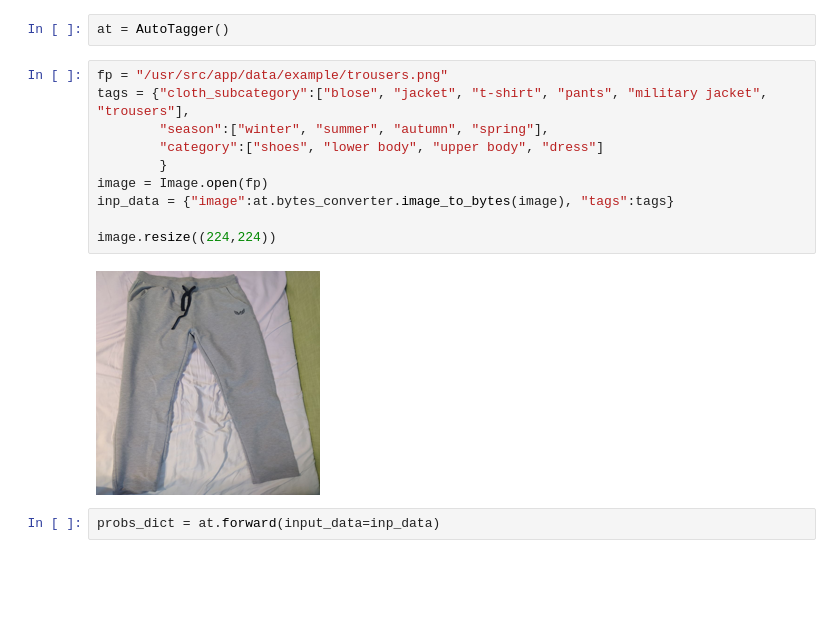
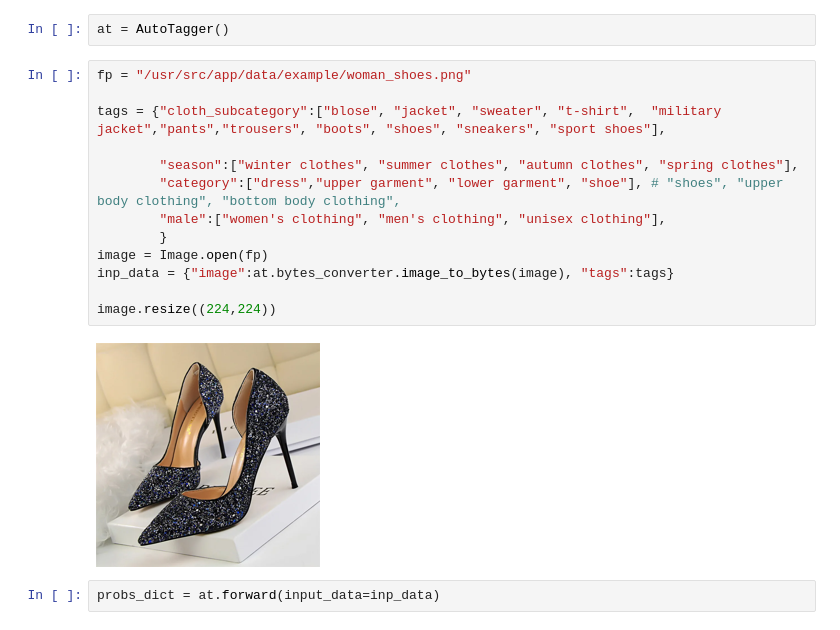
Before and after one commit to WIP-VK-Spring-2024/Try-On-Wardrobe-ML, a Jupyter notebook: app/pkg/ml/usage_examples/autotags.ipynb, the cells around one changed output. Drawn from its saved outputs; the diff is of its cells as text; blank space fills up the shorter version.

```diff
--- a/app/pkg/ml/usage_examples/autotags.ipynb
+++ b/app/pkg/ml/usage_examples/autotags.ipynb
@@ -25,16 +25,19 @@ from app.pkg.ml.buffer_converters import BytesConverter
 # %%
 at = AutoTagger()
 # %%
-fp = "/usr/src/app/data/example/trousers.png"
-tags = {"cloth_subcategory":["blose", "jacket", "t-shirt", "pants", "military jacket", "trousers"],
-        "season":["winter", "summer", "autumn", "spring"],
-        "category":["shoes", "lower body", "upper body", "dress"]
+fp = "/usr/src/app/data/example/woman_shoes.png"
+
+tags = {"cloth_subcategory":["blose", "jacket", "sweater", "t-shirt",  "military jacket","pants","trousers", "boots", "shoes", "sneakers", "sport shoes"],
+
+        "season":["winter clothes", "summer clothes", "autumn clothes", "spring clothes"],
+        "category":["dress","upper garment", "lower garment", "shoe"], # "shoes", "upper body clothing", "bottom body clothing",
+        "male":["women's clothing", "men's clothing", "unisex clothing"],
         }
 image = Image.open(fp)
 inp_data = {"image":at.bytes_converter.image_to_bytes(image), "tags":tags}
 
 image.resize((224,224))
 # %% [output]
-[figure, old version]
+[figure, new version]
 # %%
 probs_dict = at.forward(input_data=inp_data)
```
Also changed, not shown: parts of 2 cells of this notebook, 1 other file.
